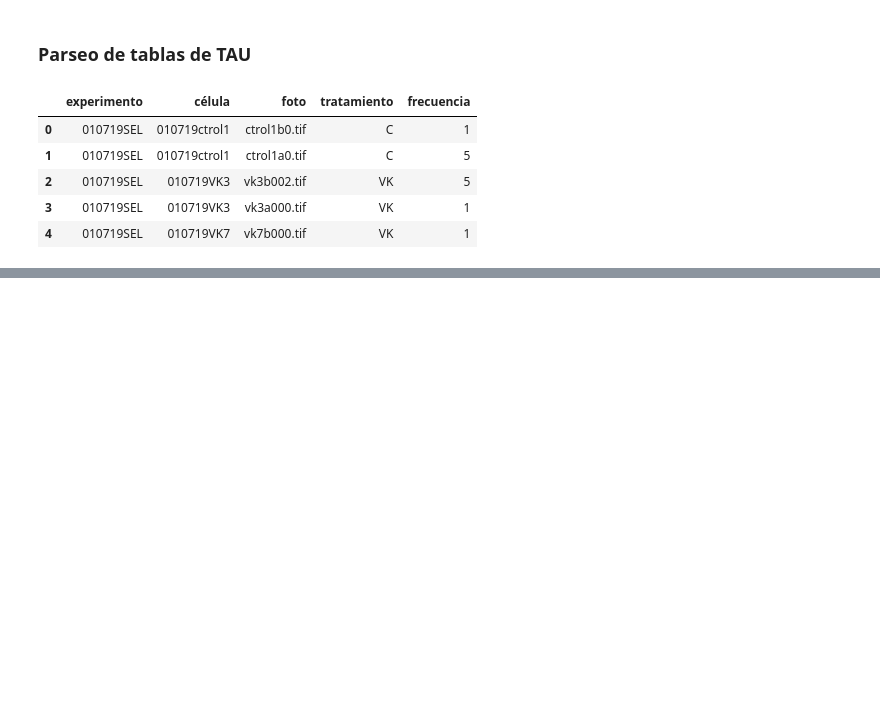
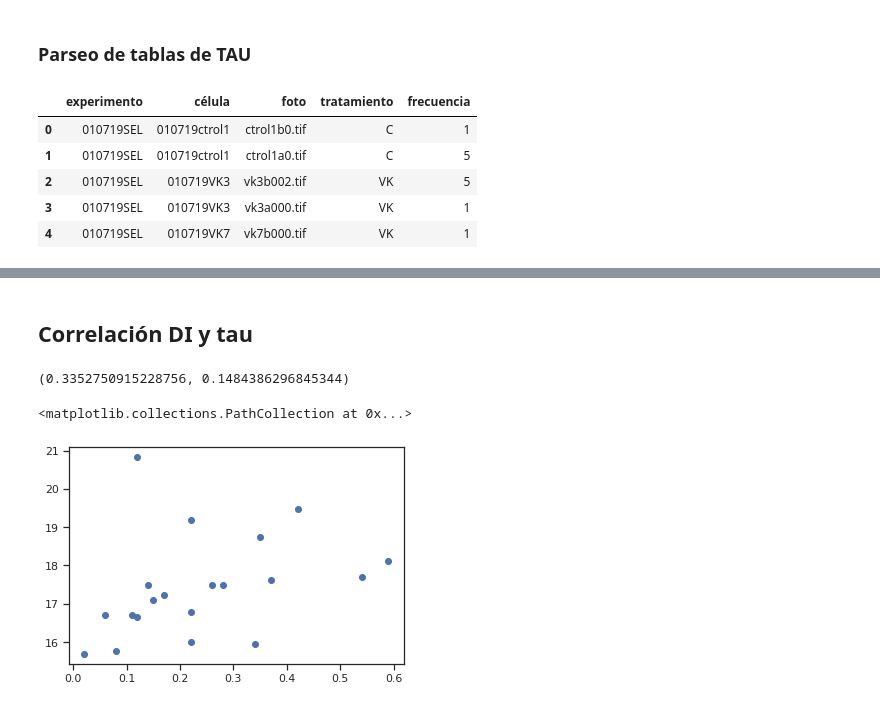
Before and after one commit to CardiAP/DesktopApp, a Jupyter notebook: filtrado.ipynb, the cells around one changed output, grey strips where cells are left out. Saved outputs shown, nothing was run; the diff lists cells and outputs as text; code cells hidden in the pictures; blank space fills up the shorter version.

```diff
--- a/filtrado.ipynb
+++ b/filtrado.ipynb
@@ -567,0 +567,36 @@ sns.swarmplot(data=df, linewidth=2)
+# %% [markdown]
+## Correlación DI y tau
+# %%
+DI_control = pd.read_csv(path + 'DI_control.csv')
+# %%
+wc1_control = tau_filter('C',1,tau_file)
+wc1_control['transient_mean'] = wc1_control.mean(axis=1)
+wc5_control = tau_filter('C',5,tau_file)
+wc5_control['transient_mean'] = wc5_control.mean(axis=1)
+tau1 = []
+tau5 = []
+for i in range(0,len(DI_control['file'])):
+    cel = DI_control['file'][i]
+    filtro_wc1 = wc1_control[(wc1_control['file'].str.contains(cel) == True)]
+    filtro_wc5 = wc5_control[(wc5_control['file'].str.contains(cel) == True)]
+    tau1.append (filtro_wc1['transient_mean'].values)
+    tau5.append (filtro_wc5['transient_mean'].values)
+
+DI_control['tau1'] = tau1
+DI_control['tau5'] = tau5
+# %%
+# del DI_control['DISCORDANCE 5 Hz'][1]
+a = DI_control['DISCORDANCE 5 Hz'].tolist()
+# %%
+del DI_control['tau5'][10]
+b = [j for i in DI_control['tau5'].tolist() for j in i]
+# %%
+from scipy.stats.stats import pearsonr
+print (pearsonr(a,b))
+# %% [output]
+(0.3352750915228756, 0.1484386296845344)
+# %%
+plt.scatter(a,b)
+# %% [output]
+<matplotlib.collections.PathCollection at 0x...>
+[figure, added]
```
Also changed, not shown: parts of 9 cells of this notebook.
